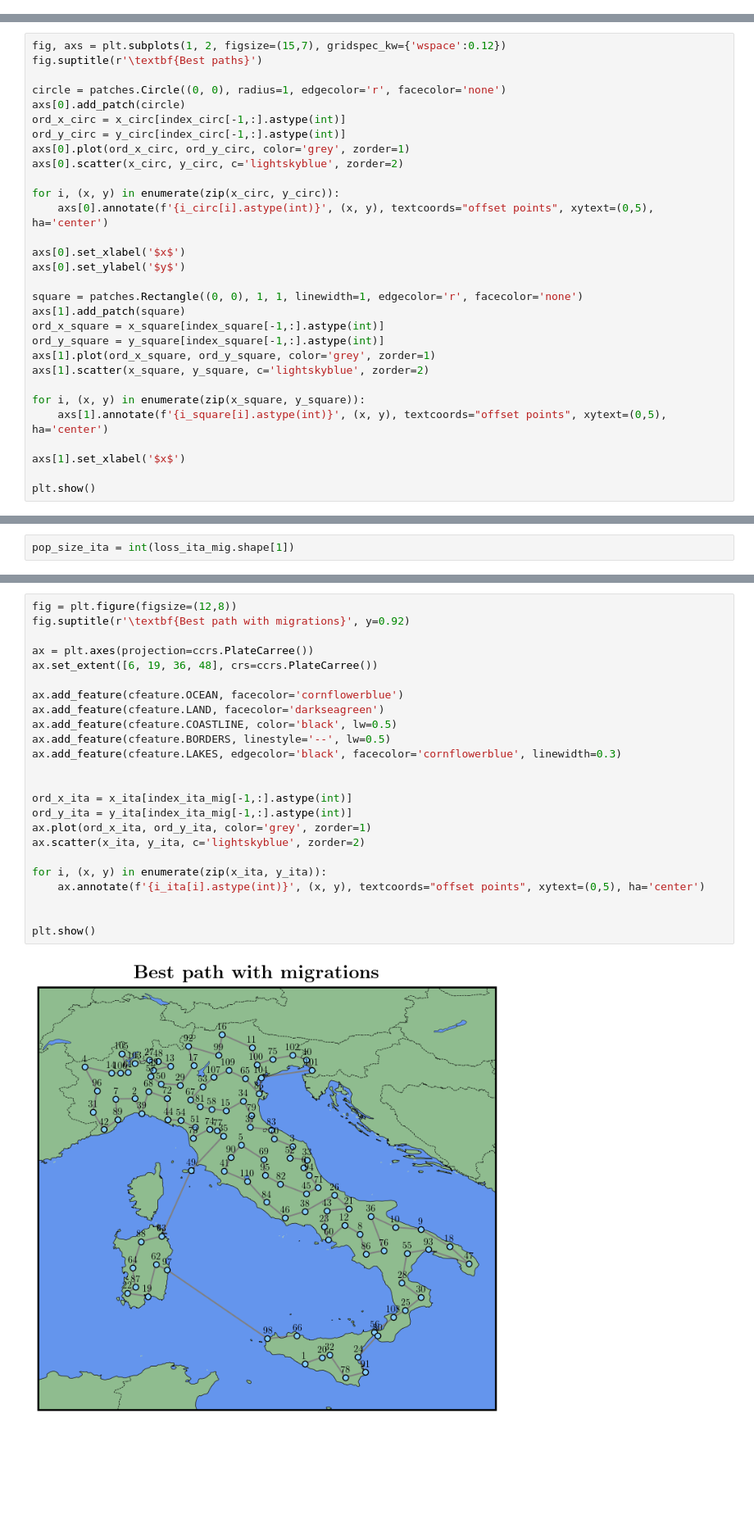
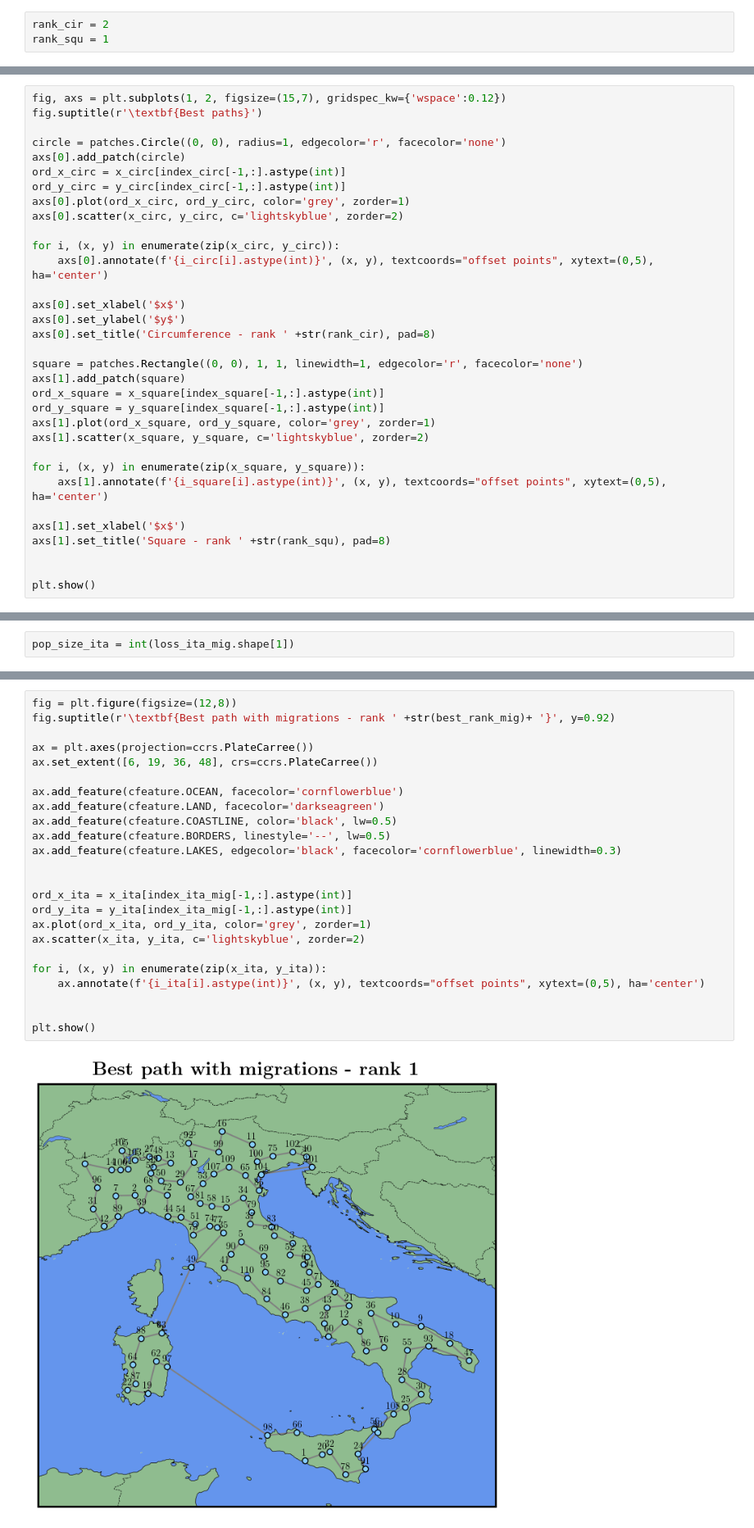
Before and after one commit to ste-cartu/Numerical-Simulation-Laboratory, a Jupyter notebook: Exercise_10/Exercise_10.ipynb, the cells around one changed output, grey strips where cells are left out. Shown at 82% size. Saved outputs shown, nothing was run; the diff lists cells and outputs as text; blank space fills up the shorter version.

```diff
--- a/Exercise_10/Exercise_10.ipynb
+++ b/Exercise_10/Exercise_10.ipynb
@@ -29,2 +120,5 @@ each node should perform an independent GA search, the so-called *Continent*, **
+# %%
+rank_cir = 2
+rank_squ = 1
 # %%
 i_circ, x_circ, y_circ = np.loadtxt('10.1/cities_circle.tsv', delimiter='\t', skiprows=1, unpack=True, usecols=(0,1,2))
@@ -83,6 +192,7 @@ for i, (x, y) in enumerate(zip(x_circ, y_circ)):
 
 axs[0].set_xlabel('$x$')
 axs[0].set_ylabel('$y$')
+axs[0].set_title('Circumference - rank ' +str(rank_cir), pad=8)
 
 square = patches.Rectangle((0, 0), 1, 1, linewidth=1, edgecolor='r', facecolor='none')
 axs[1].add_patch(square)
@@ -95,6 +205,8 @@ for i, (x, y) in enumerate(zip(x_square, y_square)):
     axs[1].annotate(f'{i_square[i].astype(int)}', (x, y), textcoords="offset points", xytext=(0,5), ha='center')
 
 axs[1].set_xlabel('$x$')
+axs[1].set_title('Square - rank ' +str(rank_squ), pad=8)
+
 
 plt.show()
 # %% [output]
@@ -180,26 +313,26 @@ plt.show()
 # %%
 fig = plt.figure(figsize=(12,8))
-fig.suptitle(r'\textbf{Best path with migrations}', y=0.92)
+fig.suptitle(r'\textbf{Best path with migrations - rank ' +str(best_rank_mig)+ '}', y=0.92)
 
 ax = plt.axes(projection=ccrs.PlateCarree())
 ax.set_extent([6, 19, 36, 48], crs=ccrs.PlateCarree())
 
 ax.add_feature(cfeature.OCEAN, facecolor='cornflowerblue')
 ax.add_feature(cfeature.LAND, facecolor='darkseagreen')
 ax.add_feature(cfeature.COASTLINE, color='black', lw=0.5)
 ax.add_feature(cfeature.BORDERS, linestyle='--', lw=0.5)
 ax.add_feature(cfeature.LAKES, edgecolor='black', facecolor='cornflowerblue', linewidth=0.3)
 
 
 ord_x_ita = x_ita[index_ita_mig[-1,:].astype(int)]
 ord_y_ita = y_ita[index_ita_mig[-1,:].astype(int)]
 ax.plot(ord_x_ita, ord_y_ita, color='grey', zorder=1)
 ax.scatter(x_ita, y_ita, c='lightskyblue', zorder=2)
 
 for i, (x, y) in enumerate(zip(x_ita, y_ita)):
     ax.annotate(f'{i_ita[i].astype(int)}', (x, y), textcoords="offset points", xytext=(0,5), ha='center')
 
 
 plt.show()
 # %% [output]
-[figure, old version]
+[figure, new version]
```
Also changed, not shown: parts of 19 cells of this notebook, 3 other files.
